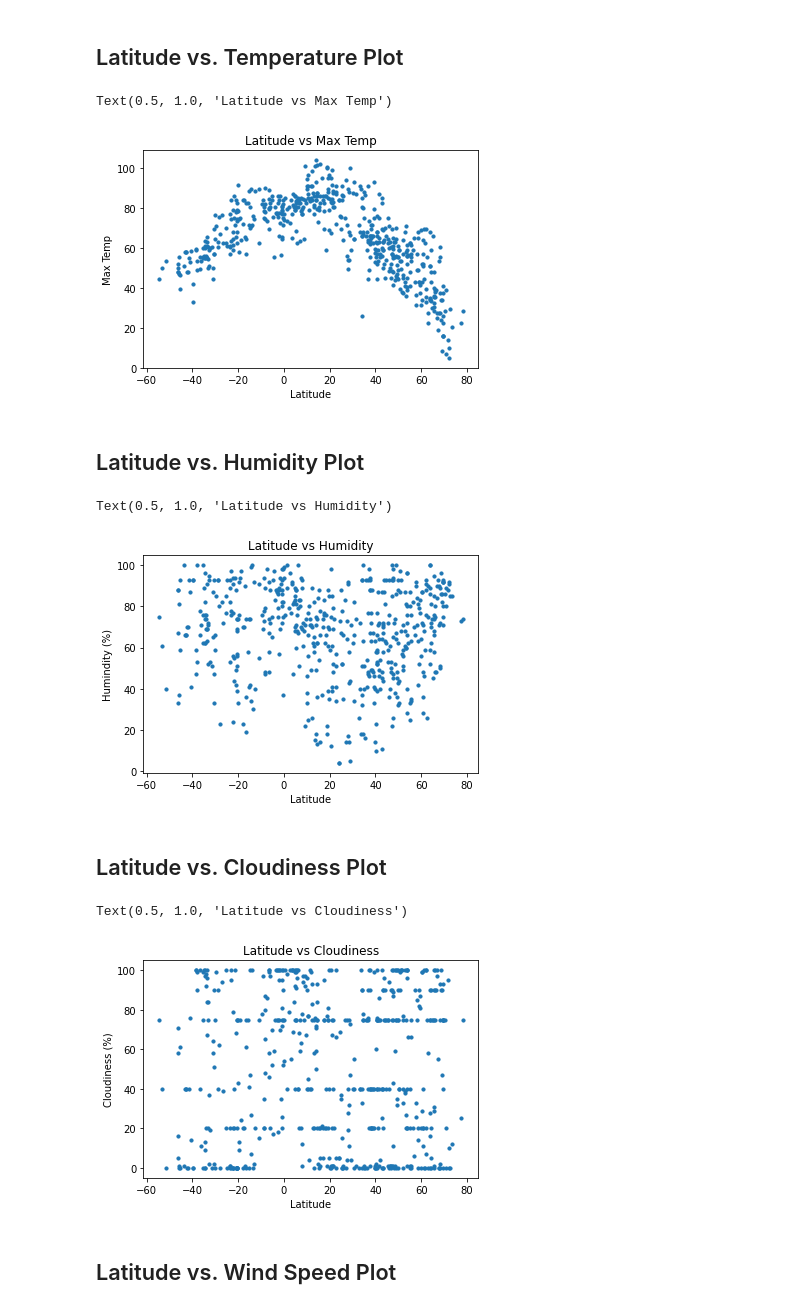
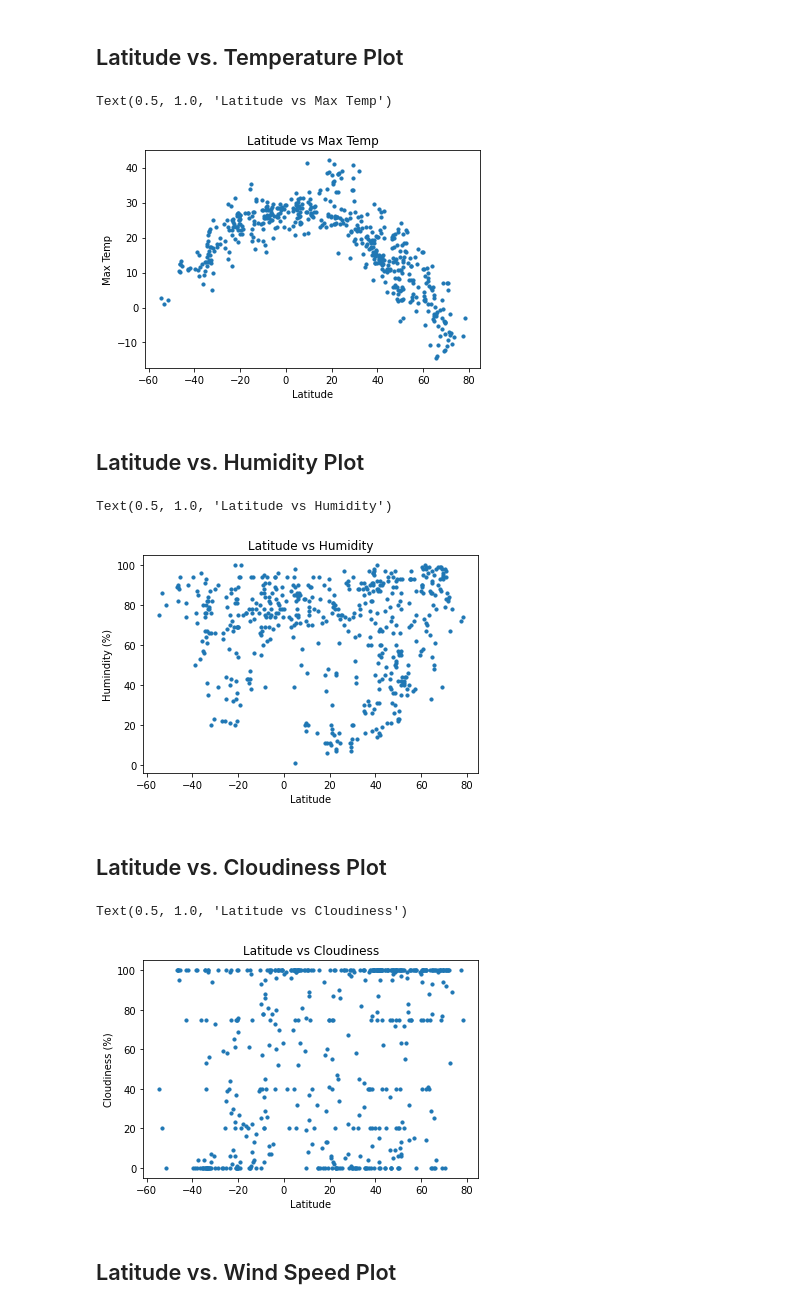
Before and after one commit to Carly-Jane/Python_API_Homework_Carly_Wieland, a Jupyter notebook: starter_code/WeatherPy.ipynb, the cells around one changed output. Saved outputs shown, nothing was run; the diff lists cells and outputs as text; code cells hidden in the pictures.

```diff
--- a/starter_code/WeatherPy.ipynb
+++ b/starter_code/WeatherPy.ipynb
@@ -133,12 +88,0 @@ query_url
-# %%
-# set up lists to hold reponse info
-
-city = []
-country = []
-lat = []
-lng = []
-max_temp = []
-humidity = []
-cloudiness = []
-wind_speed = []
-date = []
@@ -198,14 +167,14 @@ for city in cities:
 # %%
-# create a data frame from cities, lat, and temp
-weather_dictionary = {"City Name": city,
-                        "Country": country,
-                        "Latitude": lat,
-                        "Longitude": lng,
-                        "Maximum Temperature": max_temp,
-                        "Humidity (%)": humidity,
-                        "Cloudiness (%)": cloudiness,
-                        "Wind Speed (km/h)": wind_speed,
-                        "Date": date}
+# Create the dataframe with all city & weather data
+# check it has at least 500 cities.
 
-weather_df = pd.DataFrame(weather_dictionary)
-weather_df
+city_weather_df = pd.DataFrame({"City Name":name_of_city,
+                                "Country": country,
+                                "Latitude": latitude,
+                                "Longitude": longitude,
+                                "Maximum Temperature (d/c)": max_temp,
+                                "Humidity (%)": humidity,
+                                "Cloudiness (%)": clouds,
+                                "Wind Speed (km/h)": wind,
+                                "Date": date_time})
+city_weather_df
@@ -273,0 +220,3 @@ draft_cities_df
+# %%
+city_weather_df = city_weather_df[city_weather_df["Humidity (%)"] <=100]
+city_weather_df
@@ -306,33 +248,33 @@ clean_city_data_draft
 # %%
 #I WILL NEED TO CHANGE THE UNIT OF MEASURE WHEN I GET MY OWN DATA TO DEGREES CELCIUS
 
-plt.scatter(clean_city_data_draft["Lat"], clean_city_data_draft["Max Temp"], s=10)
+plt.scatter(city_weather_df["Latitude"], city_weather_df["Maximum Temperature (d/c)"], s=10)
 plt.xlabel("Latitude")
 plt.ylabel("Max Temp")
 plt.title("Latitude vs Max Temp")
 # %% [output]
 Text(0.5, 1.0, 'Latitude vs Max Temp')
-[figure, old version]
+[figure, new version]
 # %% [markdown]
 ## Latitude vs. Humidity Plot
 # %%
-plt.scatter(clean_city_data_draft["Lat"], clean_city_data_draft["Humidity"], s=10)
+plt.scatter(city_weather_df["Latitude"], city_weather_df["Humidity (%)"], s=10)
 plt.xlabel("Latitude")
 plt.ylabel("Humindity (%)")
 plt.title("Latitude vs Humidity")
 # %% [output]
 Text(0.5, 1.0, 'Latitude vs Humidity')
-[figure, old version]
+[figure, new version]
 # %% [markdown]
 ## Latitude vs. Cloudiness Plot
 # %%
-plt.scatter(clean_city_data_draft["Lat"], clean_city_data_draft["Cloudiness"], s=10)
+plt.scatter(city_weather_df["Latitude"], city_weather_df["Cloudiness (%)"], s=10)
 plt.xlabel("Latitude")
 plt.ylabel("Cloudiness (%)")
 plt.title("Latitude vs Cloudiness")
 # %% [output]
 Text(0.5, 1.0, 'Latitude vs Cloudiness')
-[figure, old version]
+[figure, new version]
 # %% [markdown]
 ## Latitude vs. Wind Speed Plot
 # %%
```
Also changed, not shown: parts of 30 cells of this notebook, 1 other file.
